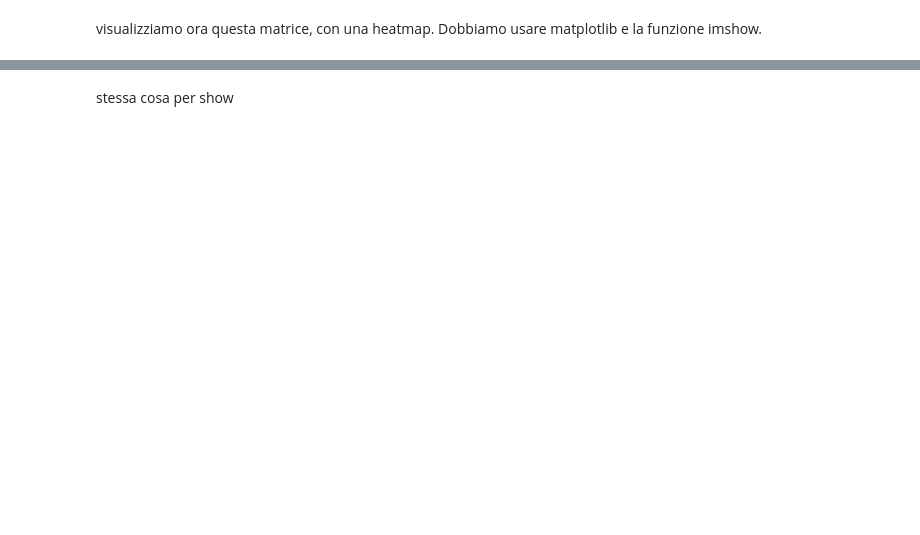
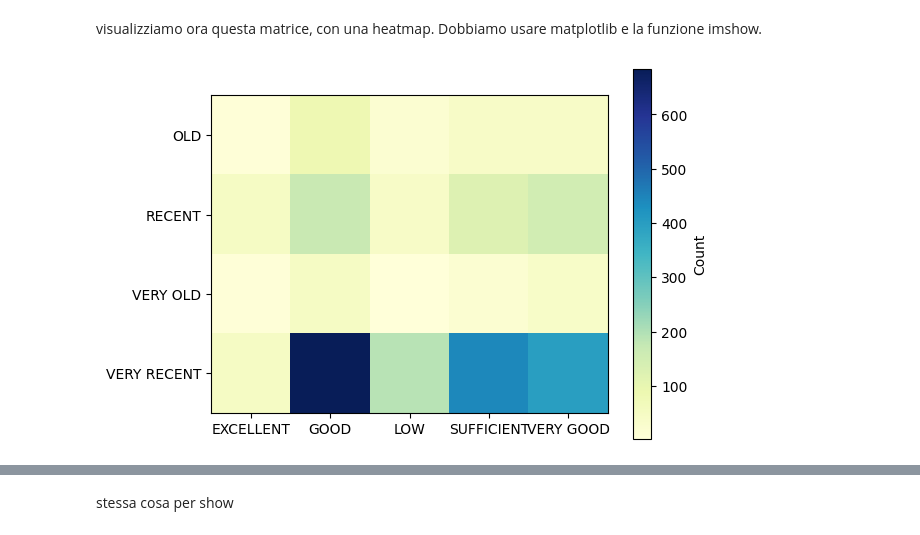
Before and after one commit to IosifPuha/SecondLabDS, a Jupyter notebook: laboratorio 2.ipynb, the cells around one changed output, grey strips where cells are left out. Drawn from its saved outputs; the diff is of its cells as text; code cells hidden in the pictures; blank space fills up the shorter version.

```diff
--- a/laboratorio 2.ipynb
+++ b/laboratorio 2.ipynb
@@ -359,8 +359,8 @@ visualizziamo i possibili valori di type
 
 **tip** usiamo la funzione unique di numpy
 # %%
-quantize_tipe = np.unique(integrate_titles['type'])
-print(quantize_tipe)
+quantize_type = np.unique(integrate_titles['type'])
+print(quantize_type)
 # %% [output]
 ['MOVIE' 'SHOW']
 # %% [markdown]
@@ -391,0 +385,12 @@ for z in range(0,len(quantize_type)):
+# %%
+# Creiamo un DataFrame vuoto per i risultati
+results = pd.DataFrame(columns=['Type', 'Release Year', 'Score', 'Count'])
+
+for z in range(0,len(quantize_type)):
+  for j in range(0,len(quantize_release_year)):
+    for i in range(0,len(quantize_imdb_score)):
+      key = f"{quantize_type[z]}_{quantize_release_year[j]}_{quantize_imdb_score[i]}"
+      count = counts.get(key, 0)
+      # Aggiungiamo i risultati al DataFrame
+      results.loc[len(results)] = [quantize_type[z], quantize_release_year[j], quantize_imdb_score[i], count]
+print(results)
@@ -396,0 +417,7 @@ print('MOVIE')
+# %%
+print('MOVIE')
+# Selezioniamo solo le righe che corrispondono al tipo 'MOVIE'
+movie_results = results.loc[results['Type'] == 'MOVIE']
+
+# Stampa i risultati
+print(movie_results)
@@ -403,0 +444,17 @@ print('SHOW')
+# %%
+# Trasformiamo i dati in una matrice utilizzando il metodo pivot
+matrix = movie_results.pivot(index='Release Year', columns='Score', values='Count')
+# Creiamo la heatmap utilizzando imshow
+plt.imshow(matrix, cmap='YlGnBu', interpolation='nearest')
+
+# Aggiungiamo una colorbar per indicare il valore dei colori
+plt.colorbar(label='Count')
+
+# Impostiamo le etichette degli assi
+plt.xticks(np.arange(len(matrix.columns)), matrix.columns)
+plt.yticks(np.arange(len(matrix.index)), matrix.index)
+
+# Mostriamo il grafico
+plt.show()
+# %% [output]
+[figure, added]
```
Also changed, not shown: parts of 11 cells of this notebook.
